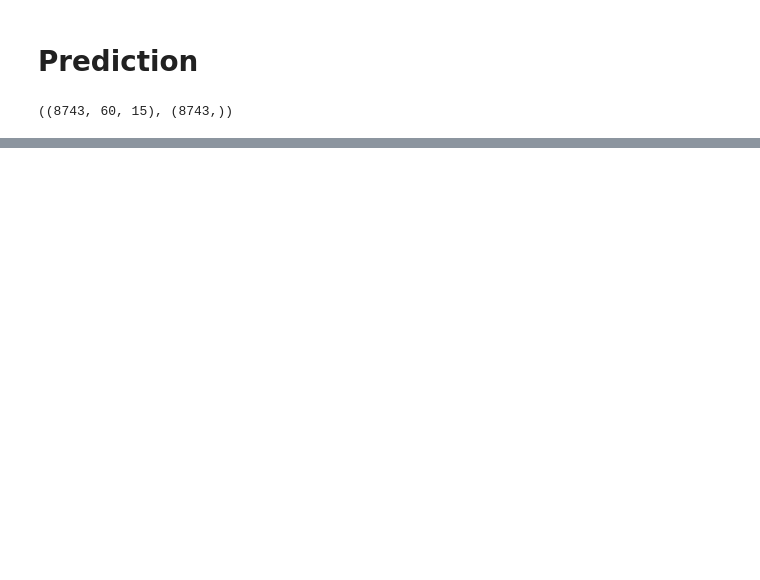
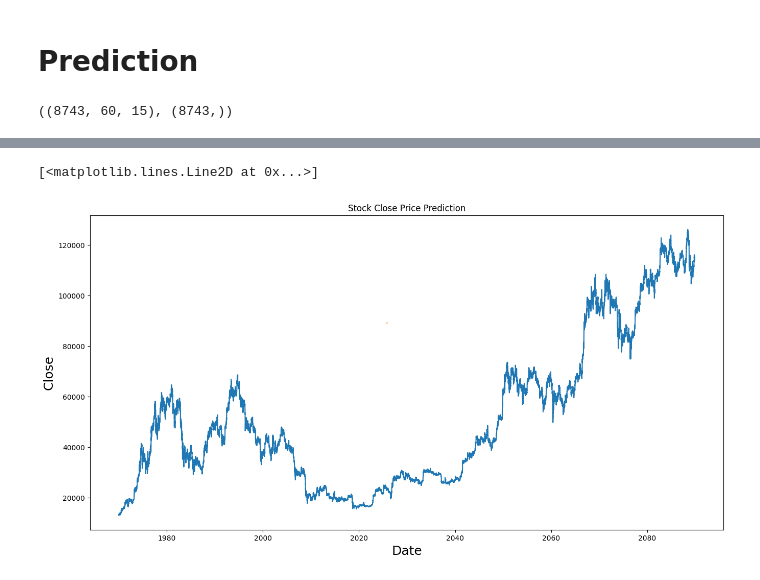
Before and after one commit to slamina-pf/data_analysis_trading_bot, a Jupyter notebook: workbooks/06_model_lstm_training_1h.ipynb, the cells around one changed output, grey strips where cells are left out. Cells and saved outputs as stored; diff of their text form; code cells hidden in the pictures; blank space fills up the shorter version.

Commit message:
Finishing with first aproach using LSTM and predicting the next 30 hours

```diff
--- a/workbooks/06_model_lstm_training_1h.ipynb
+++ b/workbooks/06_model_lstm_training_1h.ipynb
@@ -786,0 +797,18 @@ plt.show()
+# %%
+df["timestamp"] = pd.to_datetime(df["timestamp"])  # ensure correct type
+last_time = df["timestamp"].iloc[-1]
+# %%
+future = 24
+forecast = []
+Xin = x_test[-1:, :, :]
+time = []
+
+for i in range(future):
+    out = model.predict(Xin, batch_size=5)
+    forecast.append(out[0,0])
+
+    new_step = Xin[:, -1, :].copy()
+    new_step[:,0] = out[0,0]
+    Xin = insert_end(Xin, new_step)
+
+    time.append(last_time + timedelta(hours=i))
@@ -786,0 +855,11 @@ plt.show()
+# %%
+# Convert to array
+forcast = np.array(forcast).reshape(-1,1)
+
+# Inverse transform Close only
+future_temp = np.zeros((future, 15))
+future_temp[:,0] = forcast[:,0]
+forecast_real = scaler.inverse_transform(future_temp)[:,0]
+
+print("Forecasted Closing Prices:")
+print(forecast_real)
@@ -786,0 +874,5 @@ plt.show()
+# %%
+forcasted_output = pd.DataFrame(forecast_real)
+date = pd.DataFrame(time)
+df_result = pd.concat([date,forcasted_output], axis=1)
+df_result.columns = "Date", "Forecasted"
@@ -786,0 +899,10 @@ plt.show()
+# %%
+plt.figure(figsize=(16, 8))
+plt.title('Stock Close Price Prediction')
+plt.xlabel('Date', fontsize=18)
+plt.ylabel('Close' ,fontsize=18)
+plt.plot(df['close'])
+plt.plot(df_result.set_index('Date')[['Forecasted']])
+# %% [output]
+[<matplotlib.lines.Line2D at 0x...>]
+[figure, added]
```
Also changed, not shown: parts of 23 cells of this notebook, 1 other file.
